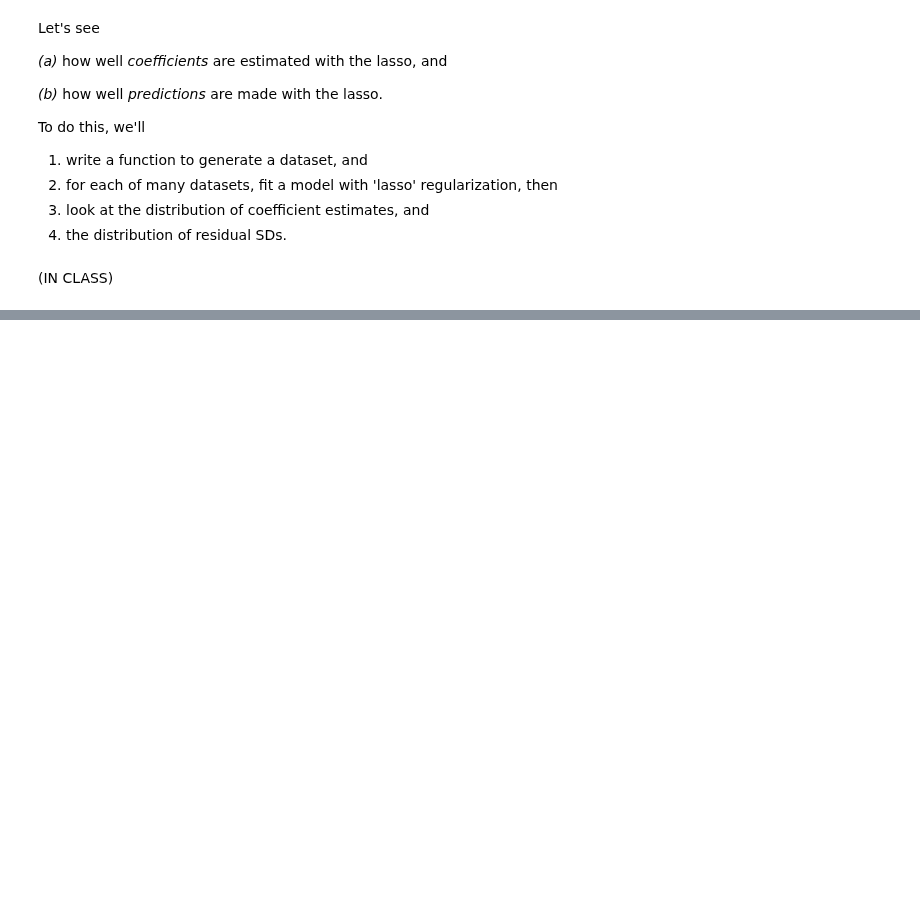
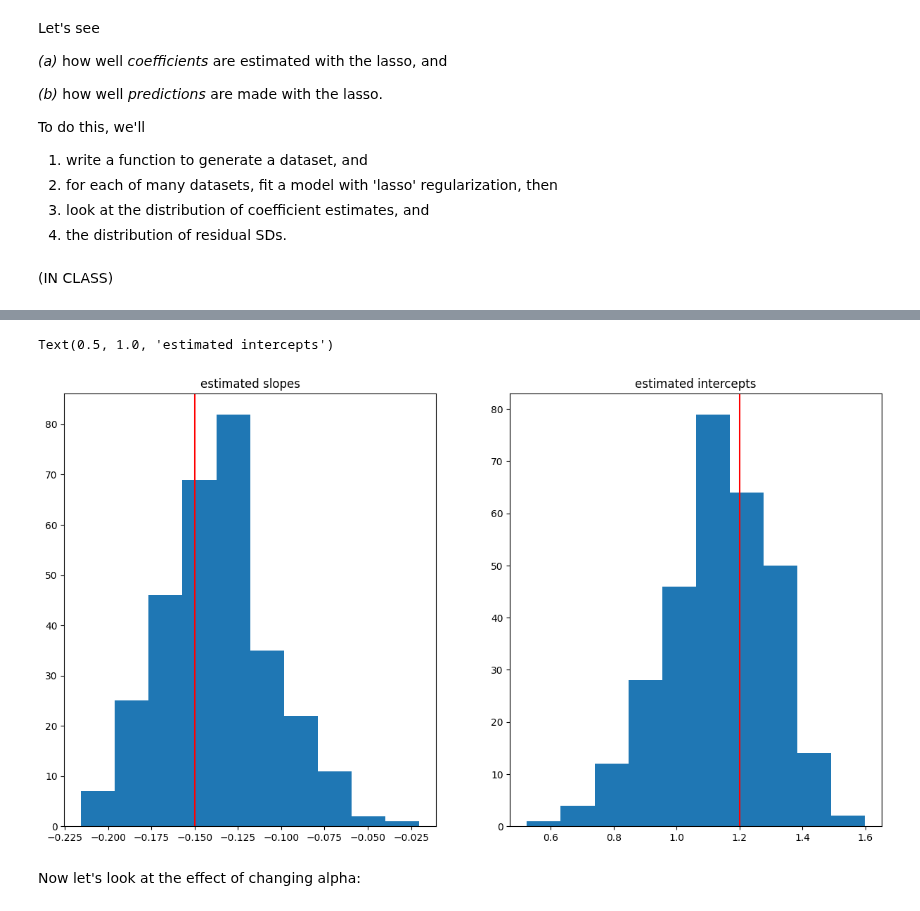
Before and after one commit to UOdsci/dsci345, a Jupyter notebook: class_material/slides/Week_09_Regularization.ipynb, the cells around one changed output, grey strips where cells are left out. Drawn from its saved outputs; the diff is of its cells as text; code cells hidden in the pictures; blank space fills up the shorter version.

```diff
--- a/class_material/slides/Week_09_Regularization.ipynb
+++ b/class_material/slides/Week_09_Regularization.ipynb
@@ -304,0 +310,11 @@ plt.legend();
+# %%
+def experiment(n, alpha):
+    # n times, generate data, fit a model, and return an array of the estimated coefficients
+    out = np.zeros((n, 2))
+    for j in range(n):
+        sleep, coffee = sim_coffee(100)
+        model = fit_model(sleep, coffee, alpha)
+        out[j, :] = model.coef_[0], model.intercept_
+    return out
+
+experiment(10, 1)
@@ -304,0 +332,15 @@ plt.legend();
+# %%
+exp_results = experiment(300, alpha=1)
+# %%
+fig, (ax0, ax1) = plt.subplots(1, 2)
+ax0.hist(exp_results[:, 0])
+ax0.set_title("estimated slopes")
+ax0.axvline(true_params['slope'], color='red')
+ax1.hist(exp_results[:, 1])
+ax1.axvline(true_params['intercept'], color='red')
+ax1.set_title("estimated intercepts")
+# %% [output]
+Text(0.5, 1.0, 'estimated intercepts')
+[figure, added]
+# %% [markdown]
+Now let's look at the effect of changing alpha:
```
Also changed, not shown: parts of 8 cells of this notebook, 2 other files.
